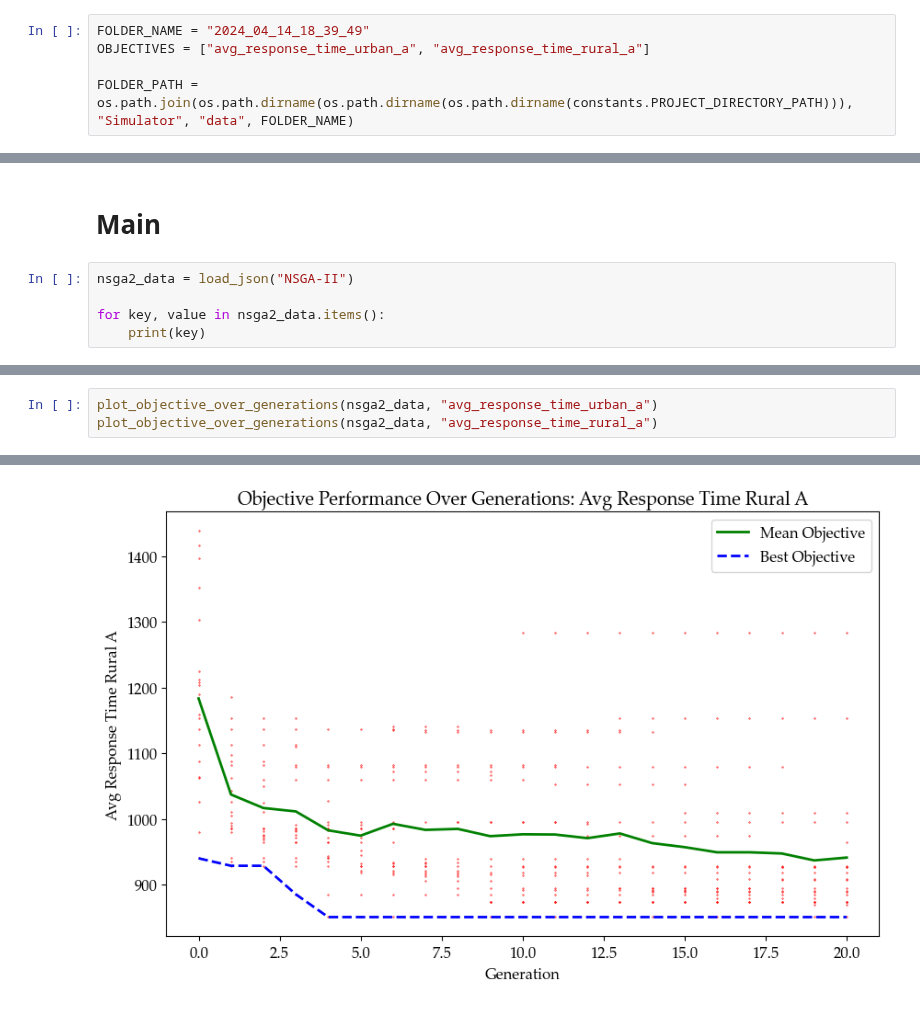
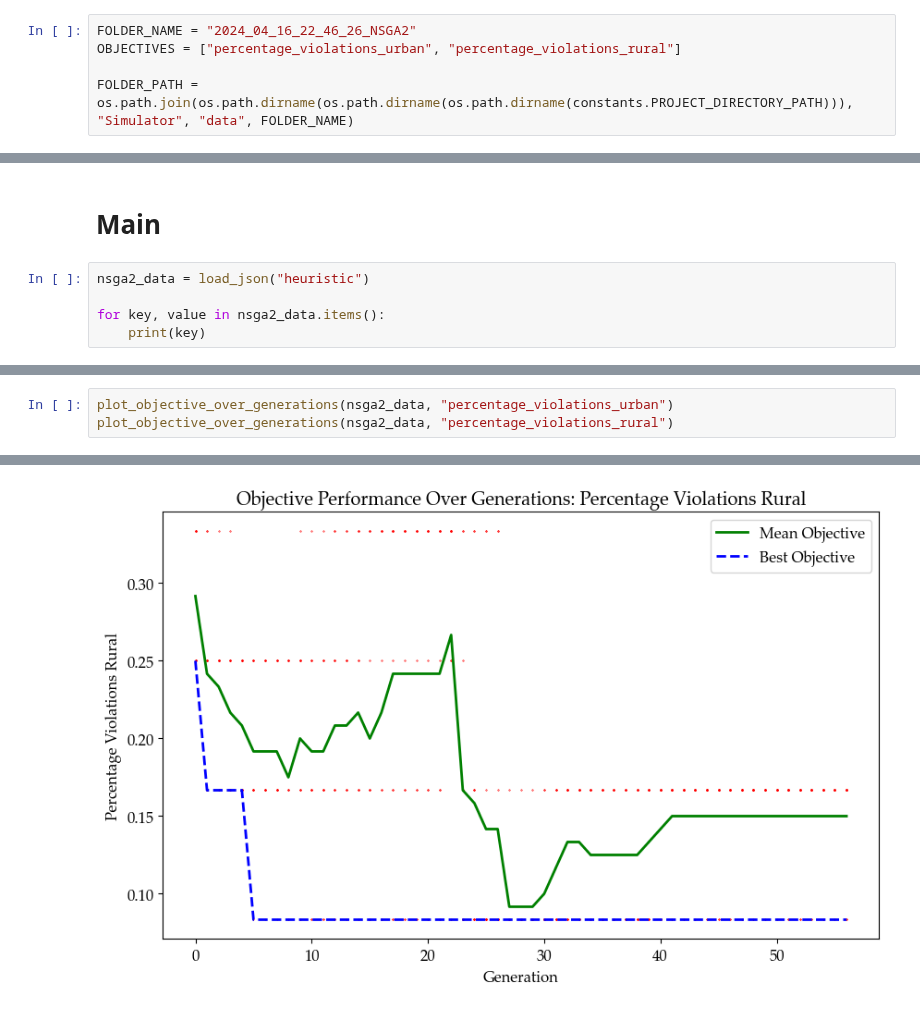
Before and after one commit to Emergency-Optimizers/Data-Processing, a Jupyter notebook: source/analysis/simulator/heuristics_nsga2.ipynb, the cells around one changed output, grey strips where cells are left out. Saved outputs shown, nothing was run; the diff lists cells and outputs as text.

```diff
--- a/source/analysis/simulator/heuristics_nsga2.ipynb
+++ b/source/analysis/simulator/heuristics_nsga2.ipynb
@@ -21,8 +21,8 @@ import numpy as np
 # %% [markdown]
 # Constants
 # %%
-FOLDER_NAME = "2024_04_14_18_39_49"
-OBJECTIVES = ["avg_response_time_urban_a", "avg_response_time_rural_a"]
+FOLDER_NAME = "2024_04_16_22_46_26_NSGA2"
+OBJECTIVES = ["percentage_violations_urban", "percentage_violations_rural"]
 
 FOLDER_PATH = os.path.join(os.path.dirname(os.path.dirname(os.path.dirname(constants.PROJECT_DIRECTORY_PATH))), "Simulator", "data", FOLDER_NAME)
 # %% [markdown]
@@ -110,7 +110,7 @@ def plot_objective_over_generations(data, objective_key: str):
 # %% [markdown]
 # Main
 # %%
-nsga2_data = load_json("NSGA-II")
+nsga2_data = load_json("heuristic")
 
 for key, value in nsga2_data.items():
     print(key)
@@ -139,4 +141,4 @@ heuristic_scatter_plot_objectives(nsga2_data, OBJECTIVES[0], OBJECTIVES[1], colo
 # %%
-plot_objective_over_generations(nsga2_data, "avg_response_time_urban_a")
-plot_objective_over_generations(nsga2_data, "avg_response_time_rural_a")
+plot_objective_over_generations(nsga2_data, "percentage_violations_urban")
+plot_objective_over_generations(nsga2_data, "percentage_violations_rural")
 # %% [output]
@@ -144 +146 @@ plot_objective_over_generations(nsga2_data, "avg_response_time_rural_a")
-[figure, old version]
+[figure, new version]
```
Also changed, not shown: parts of 4 cells of this notebook, 1 other file.
